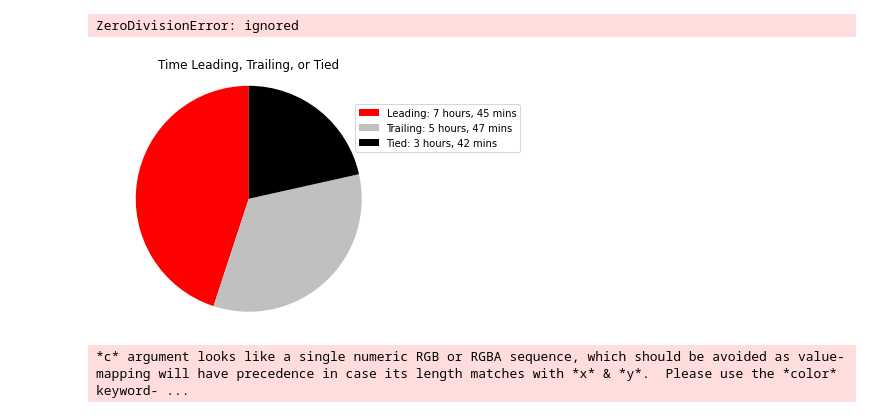
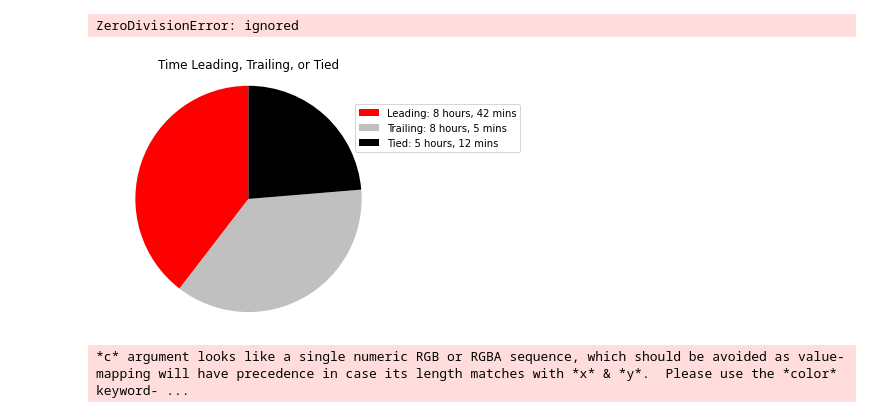
Before and after one commit to werntzp/hockey-stats, a Jupyter notebook: stats_charts.ipynb, the cells around one changed output. Drawn from its saved outputs; the diff is of its cells as text; code cells hidden in the pictures.

```diff
--- a/stats_charts.ipynb
+++ b/stats_charts.ipynb
@@ -618,7 +618,10 @@ for g in range(1, num_games+1):
   # loop through each period
   for p in range(1,5):
     # dynmically get period length
-    period_length = df_periods[(df_periods.game == g)]["p" + str(p)+ "_length"].iloc[0]
+    try:
+      period_length = df_periods[(df_periods.game == g)]["p" + str(p)+ "_length"].iloc[0]
+    except:
+      period_length = 15
     period_time = datetime.timedelta(minutes=int(period_length), seconds=0)
     df_period_goals = df_game_goals[(df_game_goals.period == p)]
 
@@ -684,34 +687,34 @@ for g in range(1, num_games+1):
 # pretty up the labels
 totsec = time_leading.total_seconds()
 h = '{0:.0f}'.format(totsec // 3600)
 m = '{0:.0f}'.format((totsec % 3600) // 60)
 leading_label = "Leading: " + str(h) + " hours, " + str(m) + " mins"
 
 totsec = time_trailing.total_seconds()
 h = '{0:.0f}'.format(totsec // 3600)
 m = '{0:.0f}'.format((totsec % 3600) // 60)
 trailing_label = "Trailing: " + str(h) + " hours, " + str(m) + " mins"
 
 totsec = time_tied.total_seconds()
 h = '{0:.0f}'.format(totsec // 3600)
 m = '{0:.0f}'.format((totsec % 3600) // 60)
 tied_label = "Tied: " + str(h) + " hours, " + str(m) + " mins"
 
 t_values = [time_leading.seconds, time_trailing.seconds, time_tied.seconds]
 t_labels = [leading_label, trailing_label, tied_label]
 t_colors = ['#ff0000','#c0c0c0','#000000']
 
 fig1, ax1 = plt.subplots()
 patches, texts = ax1.pie(t_values, colors = t_colors, pctdistance=1.08, startangle=90)
 
 # Equal aspect ratio ensures that pie is drawn as a circle
 plt.legend(patches, t_labels, loc="best", bbox_to_anchor=(.85, .9))
 ax1.axis('equal')
 ax1.set_title('Time Leading, Trailing, or Tied')
 plt.tight_layout()
 plt.show()
 # %% [output]
-[figure, old version]
+[figure, new version]
 # %%
 # display goals and assists for each player
 
```
Also changed, not shown: parts of 14 cells of this notebook.
